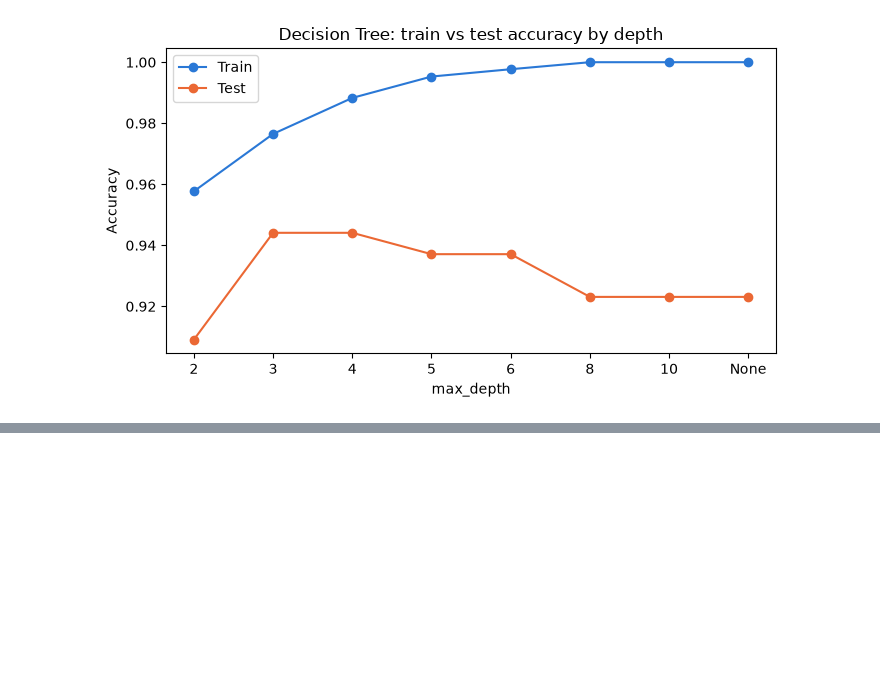
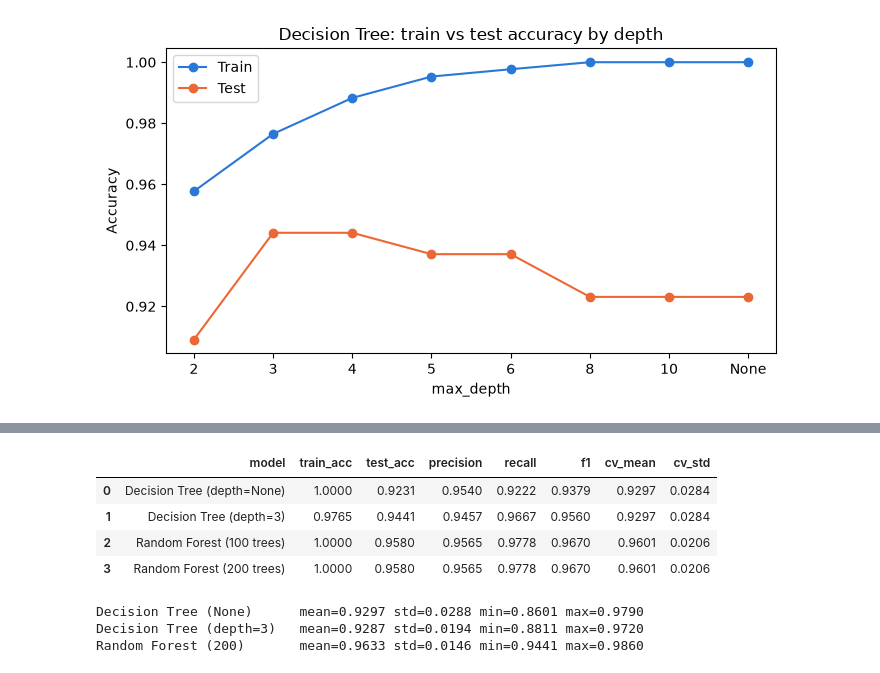
Before and after one commit to ItsUgesh/machine-learning-coursework, a Jupyter notebook: decision-tree/breast_cancer_trees.ipynb, the cells around one changed output, grey strips where cells are left out. Saved outputs shown, nothing was run; the diff lists cells and outputs as text; code cells hidden in the pictures; blank space fills up the shorter version.

```diff
--- a/decision-tree/breast_cancer_trees.ipynb
+++ b/decision-tree/breast_cancer_trees.ipynb
@@ -117,3 +117,17 @@ ax.legend()
 plt.tight_layout(); plt.show()
 # %% [output]
 [figure]
+# %%
+#Random Forest
+from sklearn.ensemble import RandomForestClassifier
+
+rf = RandomForestClassifier(n_estimators=200, random_state=42)
+rf.fit(X_train, y_train)
+y_pred_rf = rf.predict(X_test)
+
+print("Accuracy :", round(accuracy_score(y_test, y_pred_rf), 4))
+print("Precision:", round(precision_score(y_test, y_pred_rf), 4))
+print("Recall   :", round(recall_score(y_test, y_pred_rf), 4))
+print("F1-score :", round(f1_score(y_test, y_pred_rf), 4))
+print()
+print(classification_report(y_test, y_pred_rf, target_names=data.target_names, digits=4))
@@ -119,0 +148,51 @@ plt.tight_layout(); plt.show()
+# %%
+#Comparing Models
+models = {
+    "Decision Tree (depth=None)": DecisionTreeClassifier(random_state=42),
+    "Decision Tree (depth=3)": DecisionTreeClassifier(max_depth=3, random_state=42),
+    "Random Forest (100 trees)": RandomForestClassifier(n_estimators=100, random_state=42),
+    "Random Forest (200 trees)": RandomForestClassifier(n_estimators=200, random_state=42),
+}
+
+rows = []
+for name, model in models.items():
+    model.fit(X_train, y_train)
+    pred = model.predict(X_test)
+    cv = cross_val_score(model, X_train, y_train, cv=5)
+    rows.append({
+        "model": name,
+        "train_acc": round(model.score(X_train, y_train), 4),
+        "test_acc": round(accuracy_score(y_test, pred), 4),
+        "precision": round(precision_score(y_test, pred), 4),
+        "recall": round(recall_score(y_test, pred), 4),
+        "f1": round(f1_score(y_test, pred), 4),
+        "cv_mean": round(cv.mean(), 4),
+        "cv_std": round(cv.std(), 4),
+    })
+
+pd.DataFrame(rows)
+# %% [output]
+|  | model | train_acc | test_acc | precision | recall | f1 | cv_mean | cv_std |
+| 0 | Decision Tree (depth=None) | 1.0000 | 0.9231 | 0.9540 | 0.9222 | 0.9379 | 0.9297 | 0.0284 |
+| 1 | Decision Tree (depth=3) | 0.9765 | 0.9441 | 0.9457 | 0.9667 | 0.9560 | 0.9297 | 0.0284 |
+| 2 | Random Forest (100 trees) | 1.0000 | 0.9580 | 0.9565 | 0.9778 | 0.9670 | 0.9601 | 0.0206 |
+| 3 | Random Forest (200 trees) | 1.0000 | 0.9580 | 0.9565 | 0.9778 | 0.9670 | 0.9601 | 0.0206 |
+# %%
+def stability(make_model, n_splits=20):
+    accs = []
+    for seed in range(n_splits):
+        a, b, c, d = train_test_split(X, y, test_size=0.25, random_state=seed, stratify=y)
+        accs.append(make_model(seed).fit(a, c).score(b, d))
+    return np.mean(accs), np.std(accs), min(accs), max(accs)
+
+for name, make in [
+    ("Decision Tree (None)", lambda s: DecisionTreeClassifier(random_state=s)),
+    ("Decision Tree (depth=3)", lambda s: DecisionTreeClassifier(max_depth=3, random_state=s)),
+    ("Random Forest (200)", lambda s: RandomForestClassifier(n_estimators=200, random_state=s)),
+]:
+    m, s, lo, hi = stability(make)
+    print(f"{name:25s} mean={m:.4f} std={s:.4f} min={lo:.4f} max={hi:.4f}")
+# %% [output]
+Decision Tree (None)      mean=0.9297 std=0.0288 min=0.8601 max=0.9790
+Decision Tree (depth=3)   mean=0.9287 std=0.0194 min=0.8811 max=0.9720
+Random Forest (200)       mean=0.9633 std=0.0146 min=0.9441 max=0.9860
```
Also changed, not shown: parts of 1 cell of this notebook.
